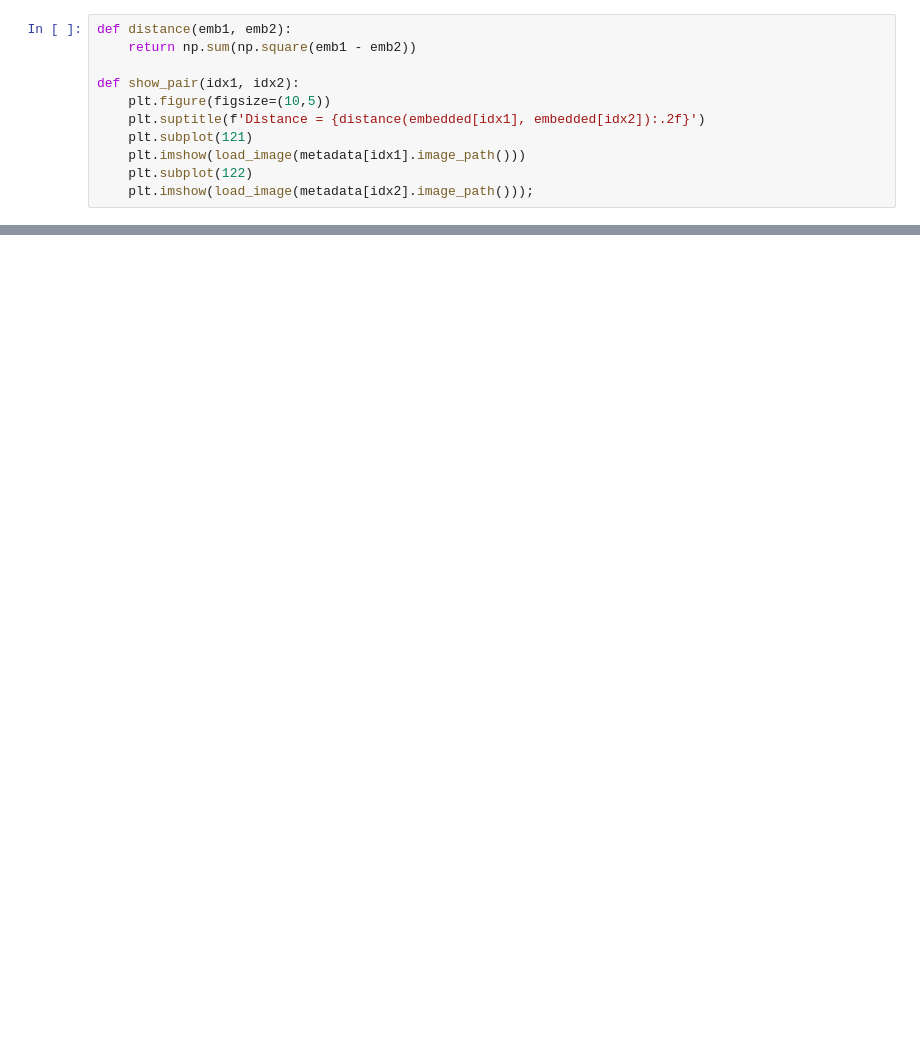
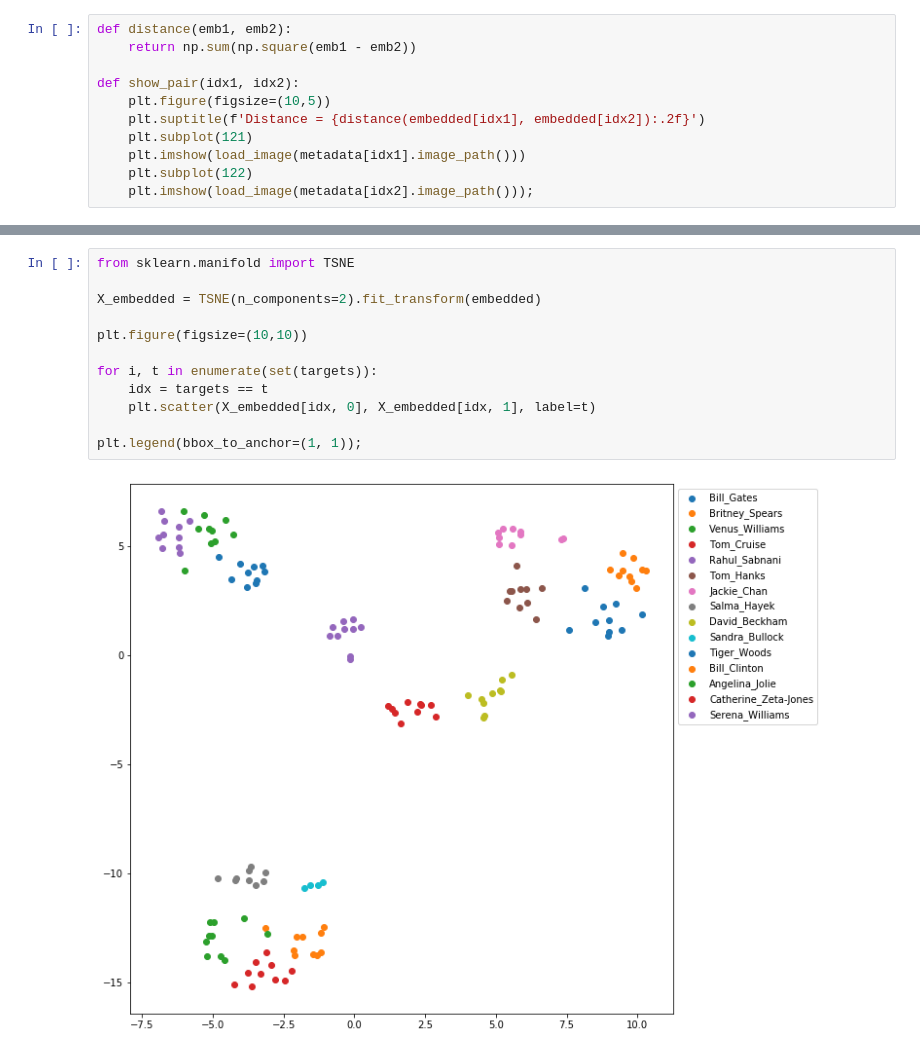
Before and after one commit to quickcatcher/Facial-Recognition-Engine, a Jupyter notebook: facenet_model.ipynb, the cells around one changed output, grey strips where cells are left out. Drawn from its saved outputs; the diff is of its cells as text; blank space fills up the shorter version.

```diff
--- a/facenet_model.ipynb
+++ b/facenet_model.ipynb
@@ -234,0 +338,14 @@ NameError: name 'embedded' is not defined
+# %%
+from sklearn.manifold import TSNE
+
+X_embedded = TSNE(n_components=2).fit_transform(embedded)
+
+plt.figure(figsize=(10,10))
+
+for i, t in enumerate(set(targets)):
+    idx = targets == t
+    plt.scatter(X_embedded[idx, 0], X_embedded[idx, 1], label=t)
+
+plt.legend(bbox_to_anchor=(1, 1));
+# %% [output]
+[figure, added]
```
Also changed, not shown: parts of 6 cells of this notebook.
